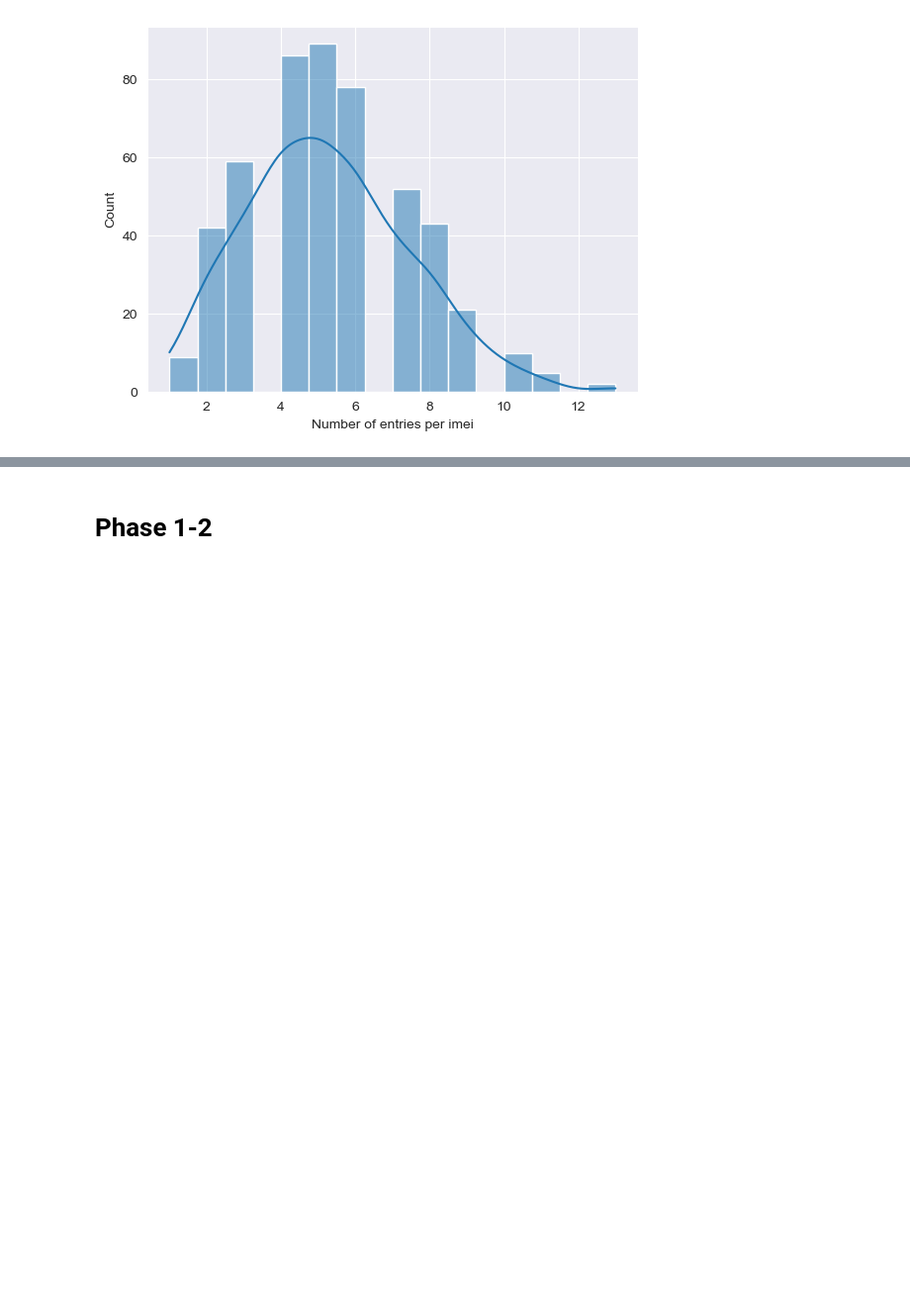
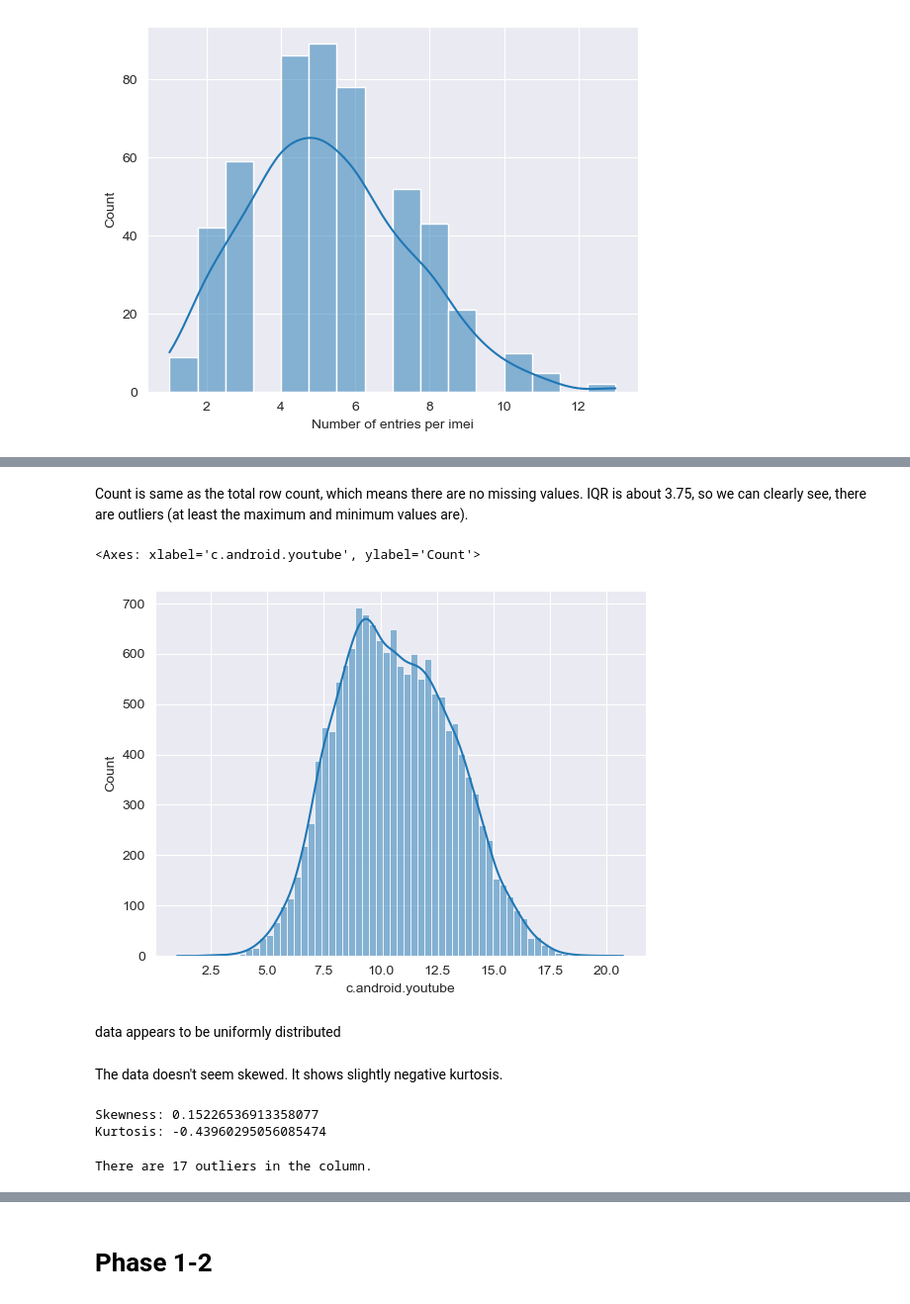
Before and after one commit to MartinH2k3/IAUProject, a Jupyter notebook: phase1M.ipynb, the cells around one changed output, grey strips where cells are left out. Shown: that part at 99% size. Saved outputs shown, nothing was run; the diff lists cells and outputs as text; code cells hidden in the pictures; blank space fills up the shorter version.

```diff
--- a/phase1M.ipynb
+++ b/phase1M.ipynb
@@ -282,0 +488,20 @@ In table devices, the distribution is also normal, which is a problem, as imei s
+# %% [markdown]
+Count is same as the total row count, which means there are no missing values. IQR is about 3.75, so we can clearly see, there are outliers (at least the maximum and minimum values are).
+# %%
+sns.histplot(connections['c.android.youtube'], kde=True)
+# %% [output]
+<Axes: xlabel='c.android.youtube', ylabel='Count'>
+[figure, added]
+# %% [markdown]
+data appears to be uniformly distributed
+# %% [markdown]
+The data doesn't seem skewed. It shows slightly negative kurtosis.
+# %%
+print(f"Skewness: {stats.skew(connections['c.android.youtube'])}\nKurtosis: {stats.kurtosis(connections['c.android.youtube'])}")
+# %% [output]
+Skewness: 0.15226536913358077
+Kurtosis: -0.43960295056085474
+# %%
+print(f"There are {count_outliers(connections['c.android.youtube'])} outliers in the column.")
+# %% [output]
+There are 17 outliers in the column.
```
Also changed, not shown: parts of 108 cells of this notebook, 1 other file.
